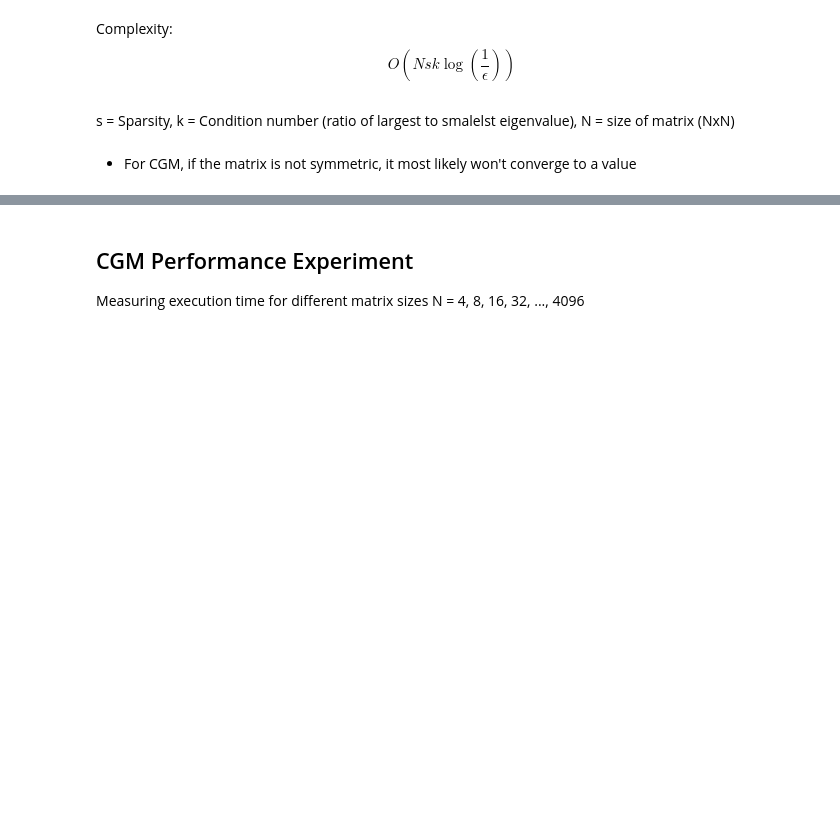
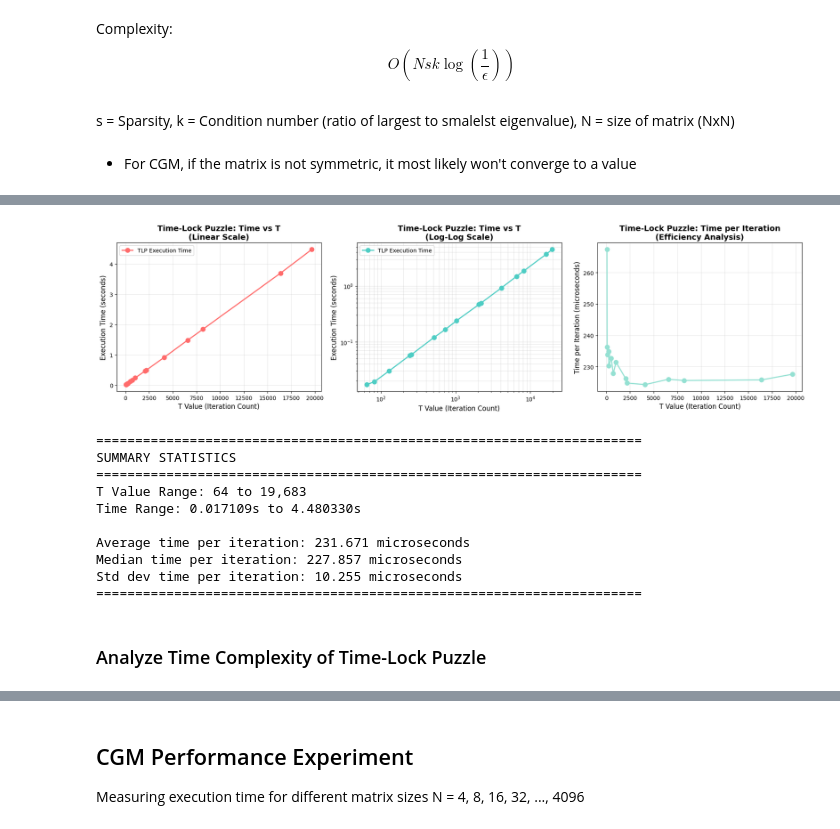
Before and after one commit to Greenstan/Enhanced-Hybrid-HHL, a Jupyter notebook: experiment.ipynb, the cells around one changed output, grey strips where cells are left out. Saved outputs shown, nothing was run; the diff lists cells and outputs as text; code cells hidden in the pictures; blank space fills up the shorter version.

```diff
--- a/experiment.ipynb
+++ b/experiment.ipynb
@@ -66,0 +181,58 @@ array([-10.99441945,   5.18252855,   2.82510462, ...,   5.42516431,
+# %%
+# Plot execution times
+fig, axes = plt.subplots(1, 3, figsize=(18, 5))
+
+# Plot 1: Linear scale
+ax1 = axes[0]
+ax1.plot(tlp_T_tested, tlp_times, 'o-', linewidth=2, markersize=8, color='#FF6B6B', label='TLP Execution Time')
+ax1.set_xlabel('T Value (Iteration Count)', fontsize=12)
+ax1.set_ylabel('Execution Time (seconds)', fontsize=12)
+ax1.set_title('Time-Lock Puzzle: Time vs T\n(Linear Scale)', fontsize=14, fontweight='bold')
+ax1.grid(True, alpha=0.3)
+ax1.legend(fontsize=10)
+
+# Plot 2: Log-log scale
+ax2 = axes[1]
+ax2.loglog(tlp_T_tested, tlp_times, 'o-', linewidth=2, markersize=8, color='#4ECDC4', label='TLP Execution Time')
+ax2.set_xlabel('T Value (Iteration Count)', fontsize=12)
+ax2.set_ylabel('Execution Time (seconds)', fontsize=12)
+ax2.set_title('Time-Lock Puzzle: Time vs T\n(Log-Log Scale)', fontsize=14, fontweight='bold')
+ax2.grid(True, alpha=0.3, which='both')
+ax2.legend(fontsize=10)
+
+# Plot 3: Time per iteration
+ax3 = axes[2]
+time_per_iteration = np.array(tlp_times) / np.array(tlp_T_tested)
+ax3.plot(tlp_T_tested, time_per_iteration * 1e6, 'o-', linewidth=2, markersize=8, color='#95E1D3')
+ax3.set_xlabel('T Value (Iteration Count)', fontsize=12)
+ax3.set_ylabel('Time per Iteration (microseconds)', fontsize=12)
+ax3.set_title('Time-Lock Puzzle: Time per Iteration\n(Efficiency Analysis)', fontsize=14, fontweight='bold')
+ax3.grid(True, alpha=0.3)
+
+plt.tight_layout()
+plt.show()
+
+# Print summary statistics
+print("\n" + "=" * 70)
+print("SUMMARY STATISTICS")
+print("=" * 70)
+print(f"T Value Range: {min(tlp_T_tested):,} to {max(tlp_T_tested):,}")
+print(f"Time Range: {min(tlp_times):.6f}s to {max(tlp_times):.6f}s")
+print(f"\nAverage time per iteration: {np.mean(time_per_iteration)*1e6:.3f} microseconds")
+print(f"Median time per iteration: {np.median(time_per_iteration)*1e6:.3f} microseconds")
+print(f"Std dev time per iteration: {np.std(time_per_iteration)*1e6:.3f} microseconds")
+print("=" * 70)
+# %% [output]
+[figure, added]
+======================================================================
+SUMMARY STATISTICS
+======================================================================
+T Value Range: 64 to 19,683
+Time Range: 0.017109s to 4.480330s
+
+Average time per iteration: 231.671 microseconds
+Median time per iteration: 227.857 microseconds
+Std dev time per iteration: 10.255 microseconds
+======================================================================
+# %% [markdown]
+### Analyze Time Complexity of Time-Lock Puzzle
```
Also changed, not shown: parts of 36 cells of this notebook, 34 other files.
